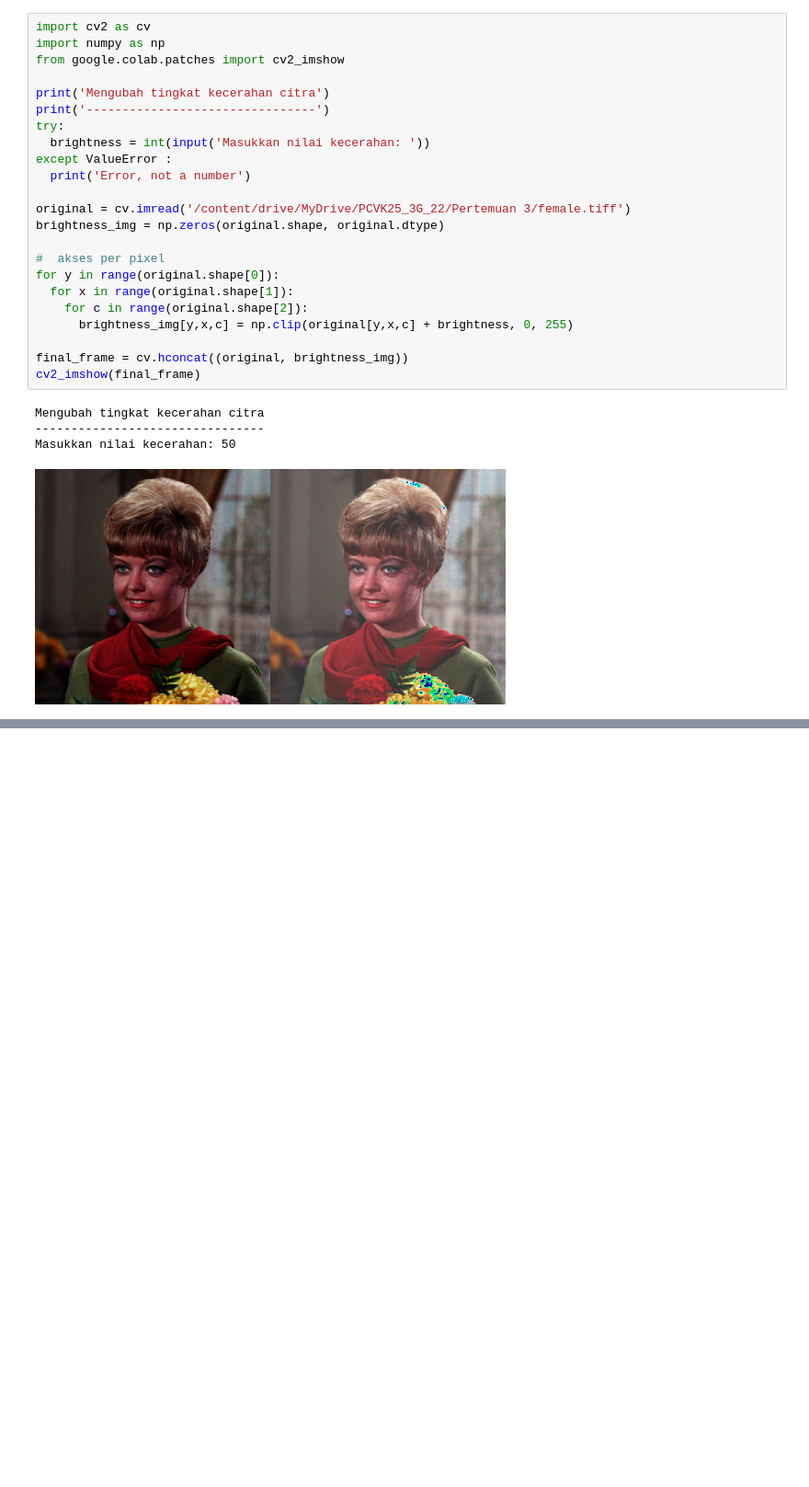
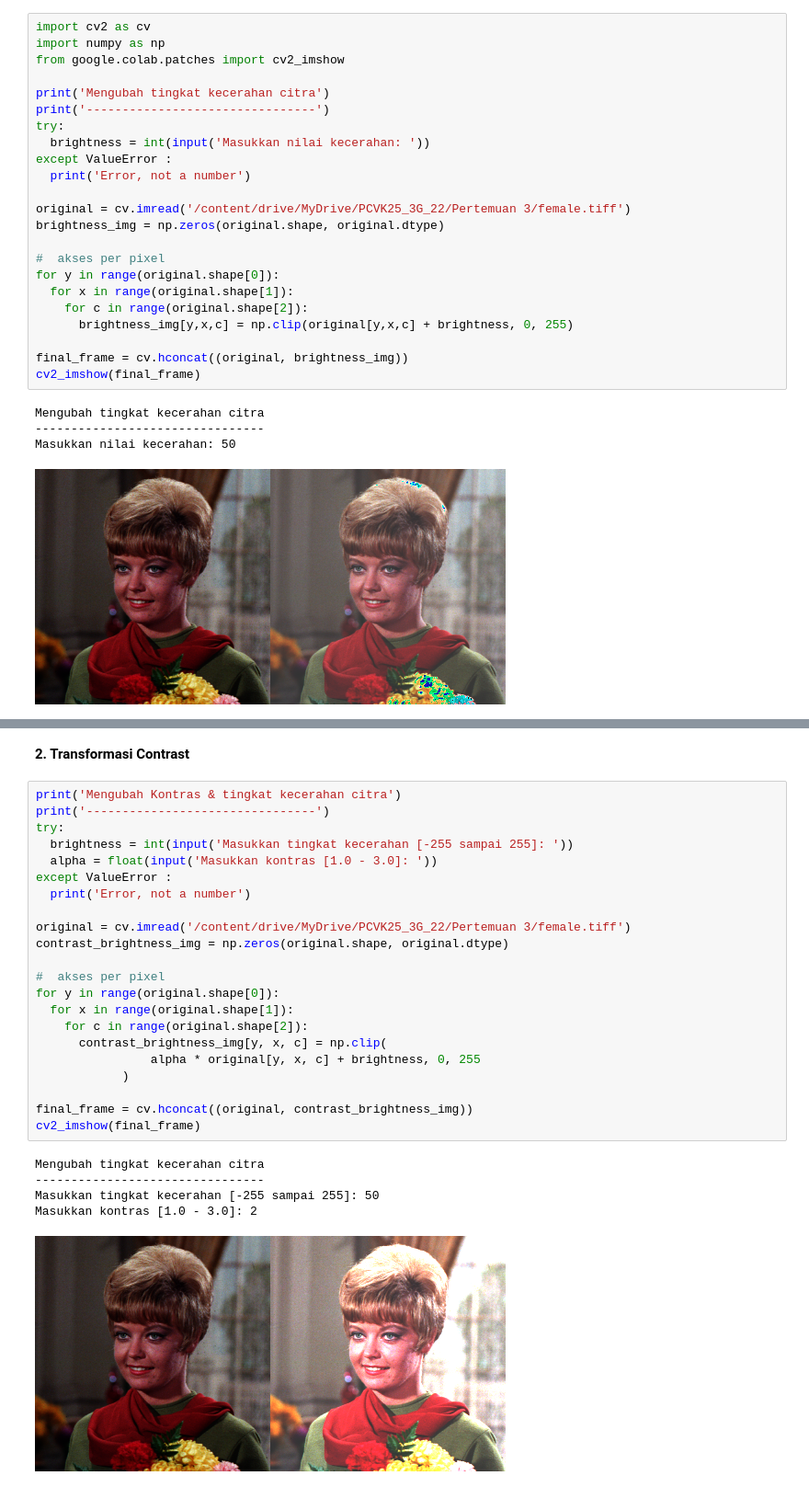
Before and after one commit to Putra1688/PCVK25_3G_22, a Jupyter notebook: Week03_22.ipynb, the cells around one changed output, grey strips where cells are left out. Shown at 92% size. Cells and saved outputs as stored; diff of their text form; blank space fills up the shorter version.

```diff
--- a/Week03_22.ipynb
+++ b/Week03_22.ipynb
@@ -39,0 +79,30 @@ Masukkan nilai kecerahan: 50
+# %% [markdown]
+**2. Transformasi Contrast**
+# %%
+print('Mengubah Kontras & tingkat kecerahan citra')
+print('--------------------------------')
+try:
+  brightness = int(input('Masukkan tingkat kecerahan [-255 sampai 255]: '))
+  alpha = float(input('Masukkan kontras [1.0 - 3.0]: '))
+except ValueError :
+  print('Error, not a number')
+
+original = cv.imread('/content/drive/MyDrive/PCVK25_3G_22/Pertemuan 3/female.tiff')
+contrast_brightness_img = np.zeros(original.shape, original.dtype)
+
+#  akses per pixel
+for y in range(original.shape[0]):
+  for x in range(original.shape[1]):
+    for c in range(original.shape[2]):
+      contrast_brightness_img[y, x, c] = np.clip(
+                alpha * original[y, x, c] + brightness, 0, 255
+            )
+
+final_frame = cv.hconcat((original, contrast_brightness_img))
+cv2_imshow(final_frame)
+# %% [output]
+Mengubah tingkat kecerahan citra
+--------------------------------
+Masukkan tingkat kecerahan [-255 sampai 255]: 50
+Masukkan kontras [1.0 - 3.0]: 2
+[figure, added]
```
Also changed, not shown: parts of 10 cells of this notebook.
